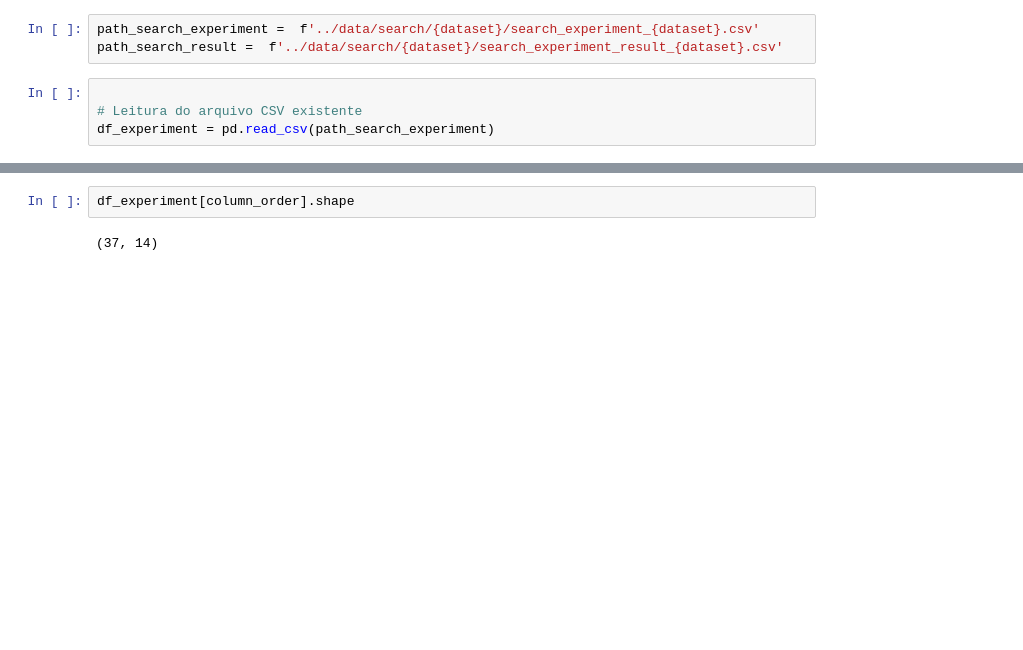
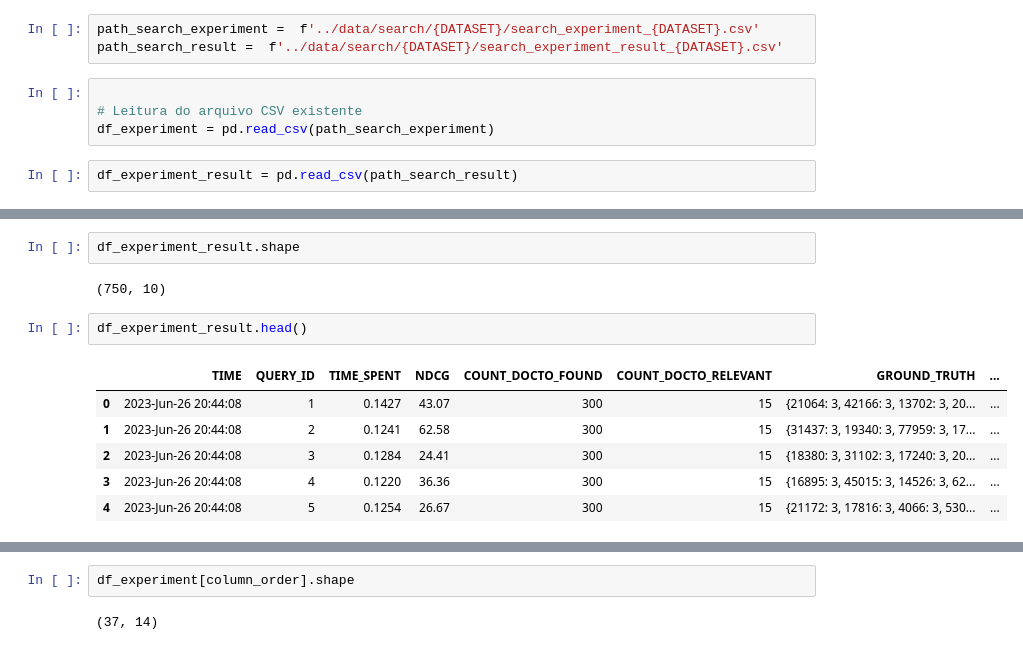
Before and after one commit to marcusborela/ind-ir, a Jupyter notebook: code/manage_experiment.ipynb, the cells around one changed output, grey strips where cells are left out. Saved outputs shown, nothing was run; the diff lists cells and outputs as text; blank space fills up the shorter version.

```diff
--- a/code/manage_experiment.ipynb
+++ b/code/manage_experiment.ipynb
@@ -33,10 +33,12 @@ dataset = 'juris_tcu_index'
 # %%
-path_search_experiment =  f'../data/search/{dataset}/search_experiment_{dataset}.csv'
-path_search_result =  f'../data/search/{dataset}/search_experiment_result_{dataset}.csv'
+path_search_experiment =  f'../data/search/{DATASET}/search_experiment_{DATASET}.csv'
+path_search_result =  f'../data/search/{DATASET}/search_experiment_result_{DATASET}.csv'
 # %%
 
 # Leitura do arquivo CSV existente
 df_experiment = pd.read_csv(path_search_experiment)
+# %%
+df_experiment_result = pd.read_csv(path_search_result)
 # %%
 df_experiment.shape
 # %% [output]
@@ -43,0 +55,13 @@ df_experiment.shape
+# %%
+df_experiment_result.shape
+# %% [output]
+(750, 10)
+# %%
+df_experiment_result.head()
+# %% [output]
+|  | TIME | QUERY_ID | TIME_SPENT | NDCG | COUNT_DOCTO_FOUND | COUNT_DOCTO_RELEVANT | GROUND_TRUTH | ... |
+| 0 | 2023-Jun-26 20:44:08 | 1 | 0.1427 | 43.07 | 300 | 15 | {21064: 3, 42166: 3, 13702: 3, 20... | ... |
+| 1 | 2023-Jun-26 20:44:08 | 2 | 0.1241 | 62.58 | 300 | 15 | {31437: 3, 19340: 3, 77959: 3, 17... | ... |
+| 2 | 2023-Jun-26 20:44:08 | 3 | 0.1284 | 24.41 | 300 | 15 | {18380: 3, 31102: 3, 17240: 3, 20... | ... |
+| 3 | 2023-Jun-26 20:44:08 | 4 | 0.1220 | 36.36 | 300 | 15 | {16895: 3, 45015: 3, 14526: 3, 62... | ... |
+| 4 | 2023-Jun-26 20:44:08 | 5 | 0.1254 | 26.67 | 300 | 15 | {21172: 3, 17816: 3, 4066: 3, 530... | ... |
```
Also changed, not shown: parts of 11 cells of this notebook, 8 other files.
